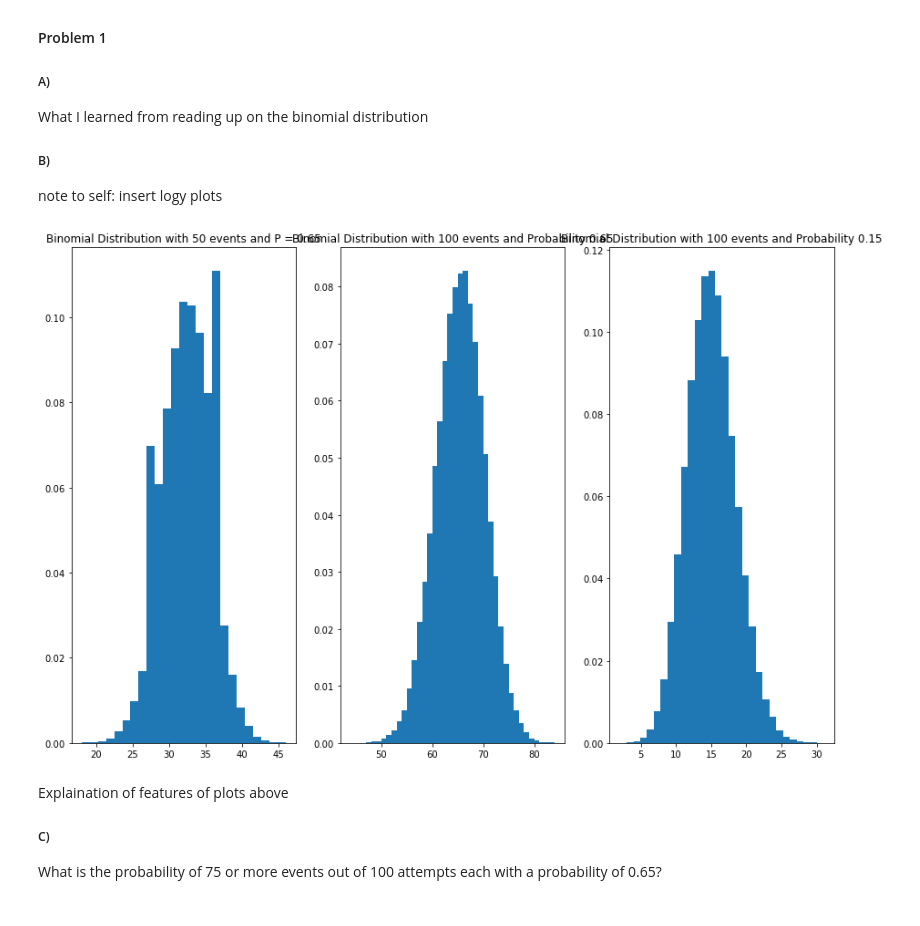
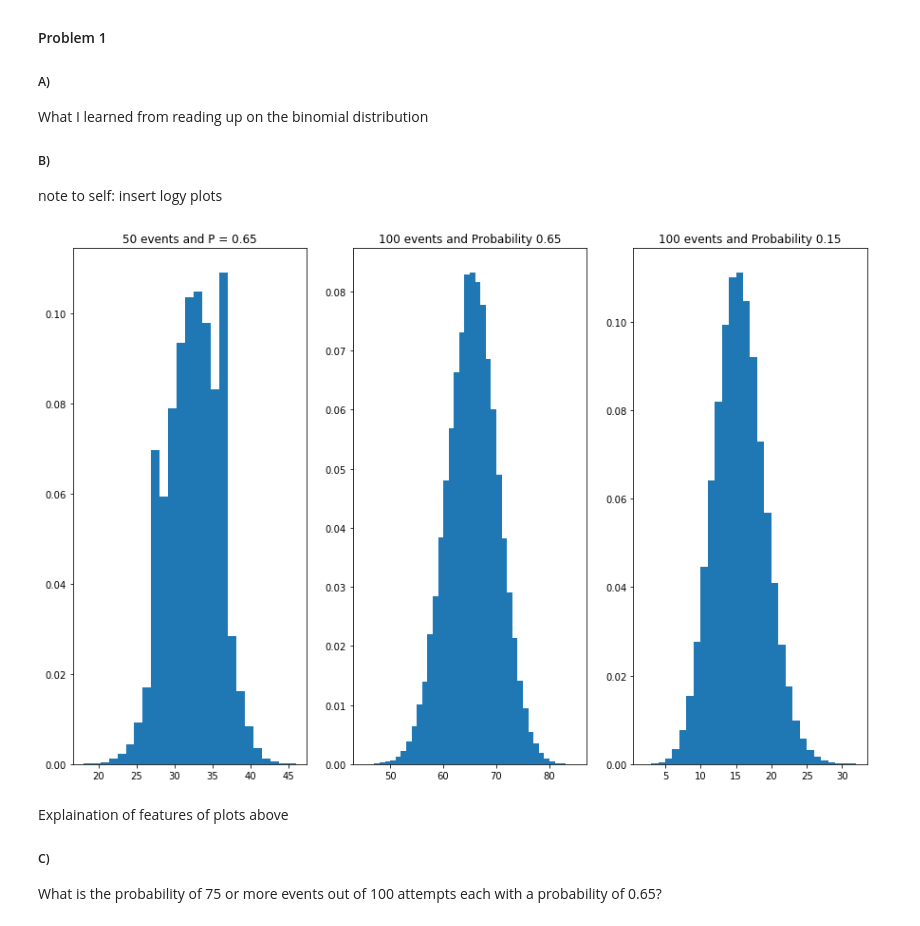
Before and after one commit to jeff-abe/PHYS434, a Jupyter notebook: Lab1.ipynb, the cells around one changed output. Saved outputs shown, nothing was run; the diff lists cells and outputs as text; code cells hidden in the pictures.

Commit message:
Added explanations and plots to part 1

```diff
--- a/Lab1.ipynb
+++ b/Lab1.ipynb
@@ -124,16 +146,16 @@ note to self: insert logy plots
 # %%
 binom_dist1 = stats.binom.rvs(50,0.65, size = 100000)
 binom_dist2 = stats.binom.rvs(100,0.65, size = 100000)
 binom_dist3 = stats.binom.rvs(100,0.15, size = 100000)
 fig, (ax1,ax2,ax3) = plt.subplots(1,3)
 ax1.hist(binom_dist1,bins = 25,density = True)
-ax1.title.set_text('Binomial Distribution with 50 events and P = 0.65')
+ax1.title.set_text('50 events and P = 0.65')
 ax2.hist(binom_dist2,bins = 40,density = True)
-ax2.title.set_text('Binomial Distribution with 100 events and Probability 0.65')
+ax2.title.set_text('100 events and Probability 0.65')
 ax3.hist(binom_dist3,bins = 30,density = True)
-ax3.title.set_text('Binomial Distribution with 100 events and Probability 0.15')
+ax3.title.set_text('100 events and Probability 0.15')
 # %% [output]
-[figure, old version]
+[figure, new version]
 # %% [markdown]
 Explaination of features of plots above
 ##### C)
```
Also changed, not shown: parts of 17 cells of this notebook.
